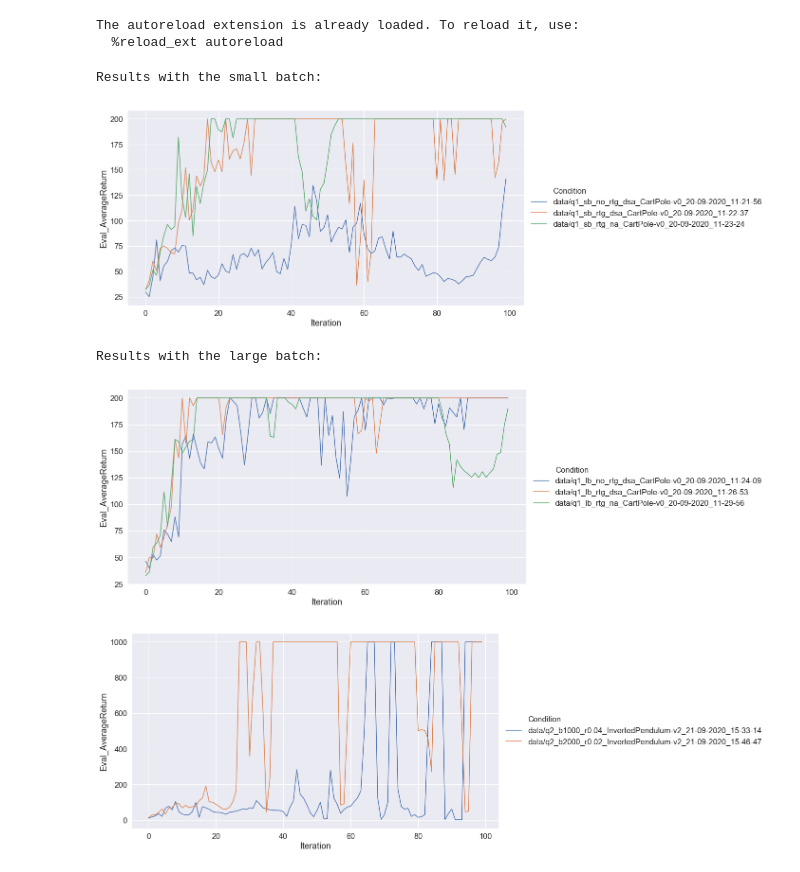
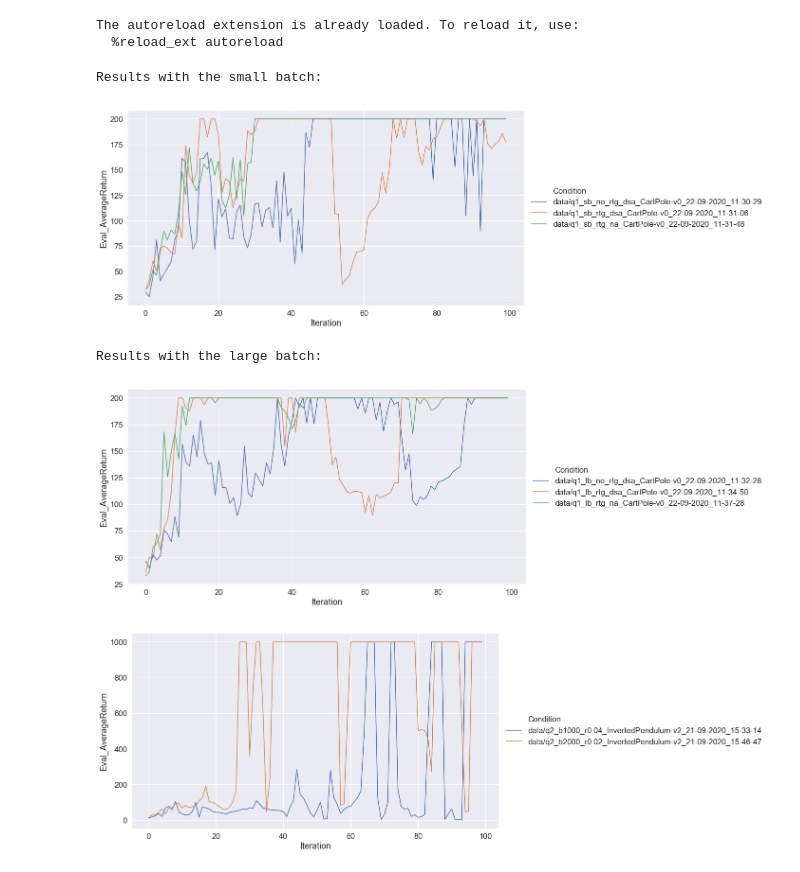
Before and after one commit to Max-Fu/homework_fall2020, a Jupyter notebook: hw2/visualization.ipynb, the cells around one changed output. Saved outputs shown, nothing was run; the diff lists cells and outputs as text; code cells hidden in the pictures.

```diff
--- a/hw2/visualization.ipynb
+++ b/hw2/visualization.ipynb
@@ -90,7 +90,7 @@ def get_datasets(fpath, condition=None, values=["Eval_AverageReturn"]):
     event = glob(os.path.join(fpath, 'events.out.tfevents*'))[0]
     experiment_data = tflog2pandas(event)
     selected_data = [experiment_data.loc[experiment_data['metric'] == value]['value'] for value in values]
-    invert_df = pd.DataFrame(zip(selected_df['step'].astype(np.int), *selected_data), columns=['Iteration'] + values)
+    invert_df = pd.DataFrame(zip(experiment_data['step'].astype(np.int), *selected_data), columns=['Iteration'] + values)
     invert_df.insert(
         len(invert_df.columns),
         'Unit',
@@ -133,34 +133,34 @@ The autoreload extension is already loaded. To reload it, use:
 # %%
 # Adjust files in these two lists! The following is an example from my system where
 # I had these as my directory names.
 from matplotlib import rcParams
 
 rcParams['figure.figsize'] = 20, 7
 
 lb_experiments = [
-    'q1_lb_no_rtg_dsa_CartPole-v0_20-09-2020_11-24-09',
-    'q1_lb_rtg_dsa_CartPole-v0_20-09-2020_11-26-53',
-    'q1_lb_rtg_na_CartPole-v0_20-09-2020_11-29-56'
+    'q1_lb_no_rtg_dsa_CartPole-v0_22-09-2020_11-32-28',
+    'q1_lb_rtg_dsa_CartPole-v0_22-09-2020_11-34-50',
+    'q1_lb_rtg_na_CartPole-v0_22-09-2020_11-37-28'
 ]
 
 sb_experiments = [
-    'q1_sb_no_rtg_dsa_CartPole-v0_20-09-2020_11-21-56',
-    'q1_sb_rtg_dsa_CartPole-v0_20-09-2020_11-22-37',
-    'q1_sb_rtg_na_CartPole-v0_20-09-2020_11-23-24'
+    'q1_sb_no_rtg_dsa_CartPole-v0_22-09-2020_11-30-29',
+    'q1_sb_rtg_dsa_CartPole-v0_22-09-2020_11-31-06',
+    'q1_sb_rtg_na_CartPole-v0_22-09-2020_11-31-48'
 ]
 
 
 # DON'T CHANGE THE FOLLOWING CODE !! If you want to do more experimentation than
 # what we have here, that's fine, but do that in the cells at the end of the notebook.
 print("Results with the small batch:")
 plot(sb_experiments, head='data', legend=None, plot_values='Eval_AverageReturn')
 print("\nResults with the large batch:")
 plot(lb_experiments, head='data', legend=None, plot_values='Eval_AverageReturn')
 # %% [output]
 Results with the small batch:
-[figure, old version]
+[figure, new version]
 Results with the large batch:
-[figure, old version]
+[figure, new version]
 # %%
 # Adjust files in these two lists! The following is an example from my system where
 # I had these as my directory names.
```
Also changed, not shown: parts of 1 cell of this notebook, 4 other files.
